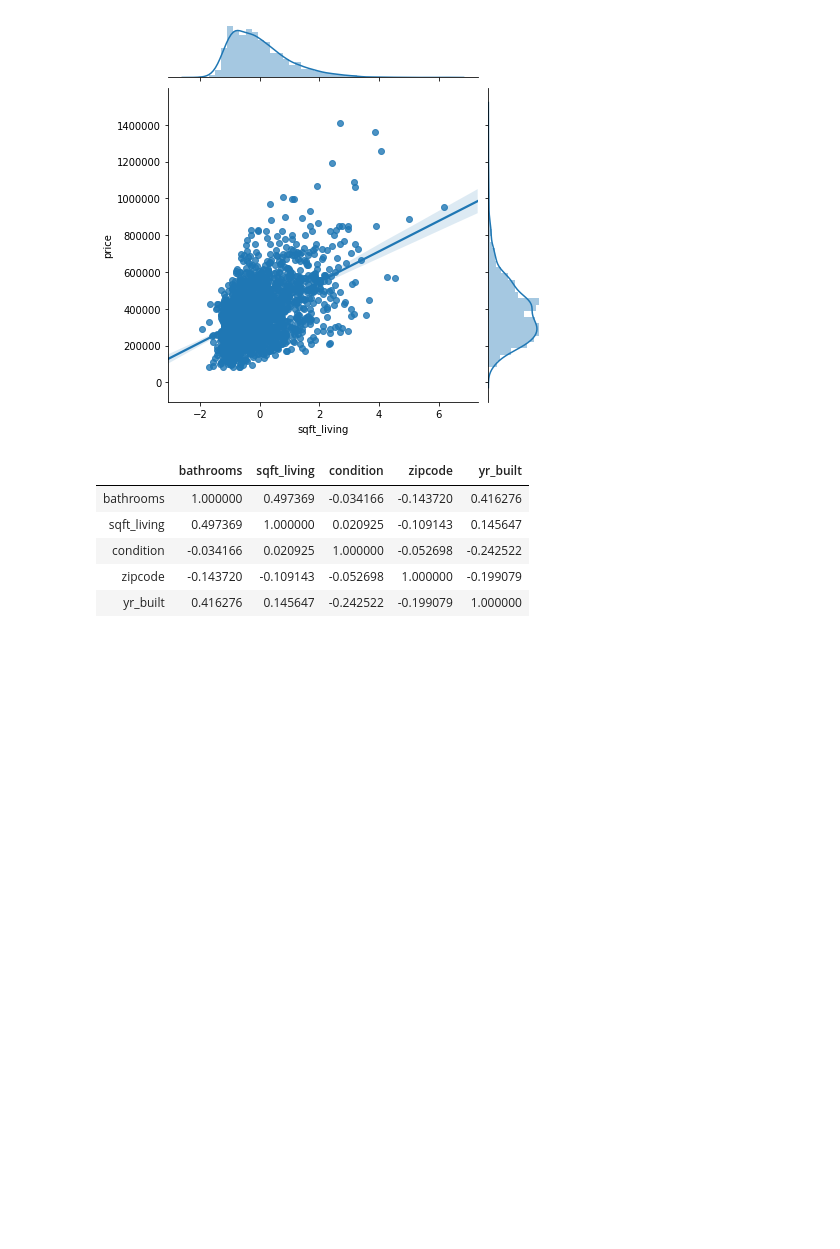
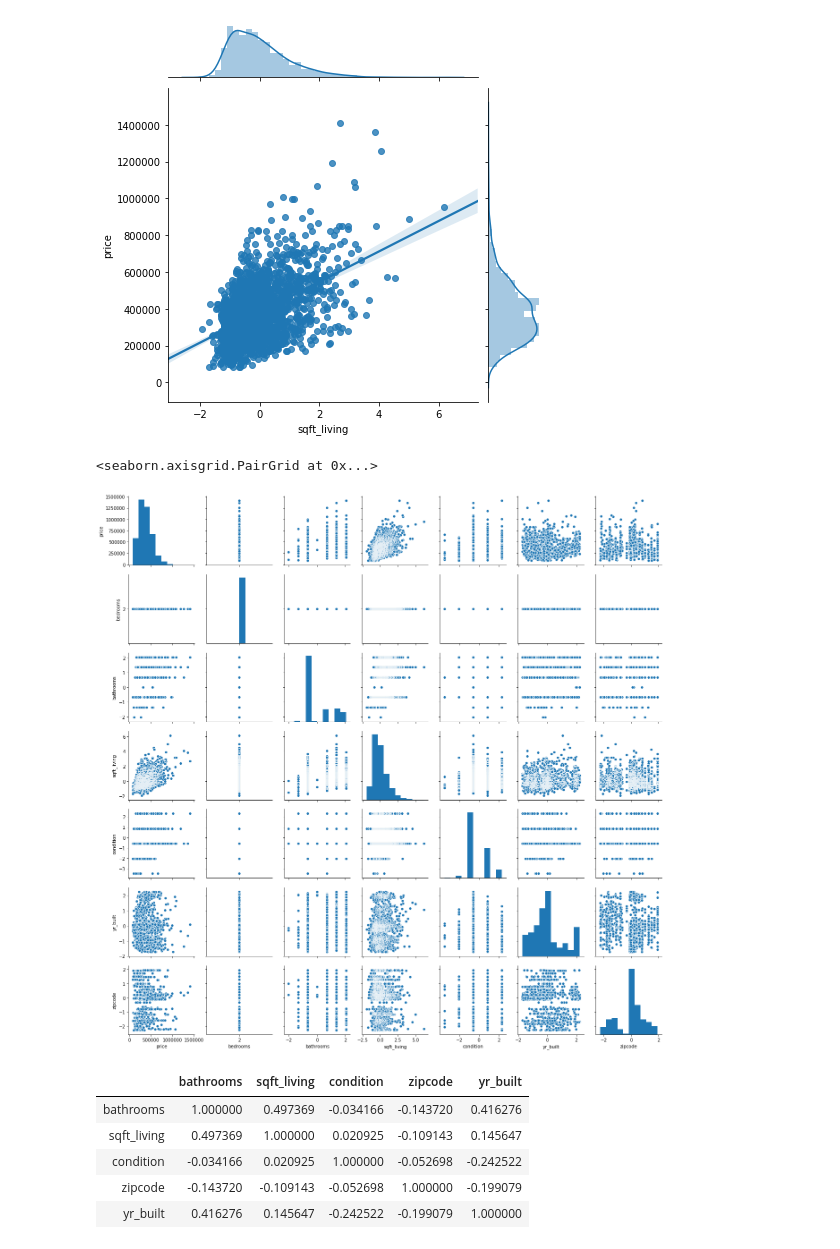
Before and after one commit to psuero1/house-sales-project, a Jupyter notebook: Data_Cleaning_EDA.ipynb, the cells around one changed output. Saved outputs shown, nothing was run; the diff lists cells and outputs as text; code cells hidden in the pictures; blank space fills up the shorter version.

```diff
--- a/Data_Cleaning_EDA.ipynb
+++ b/Data_Cleaning_EDA.ipynb
@@ -486,6 +486,11 @@ data.hist(figsize = (20,18));
 sns.jointplot('sqft_living','price', data=data, kind='reg');
 # %% [output]
 [figure]
+# %%
+sns.pairplot(data)
+# %% [output]
+<seaborn.axisgrid.PairGrid at 0x...>
+[figure, added]
 # %%
 feats = ['bathrooms', 'sqft_living', 'condition','zipcode','yr_built']
 corr = data[feats].corr()
```
Also changed, not shown: parts of 4 cells of this notebook, 1 other file.
